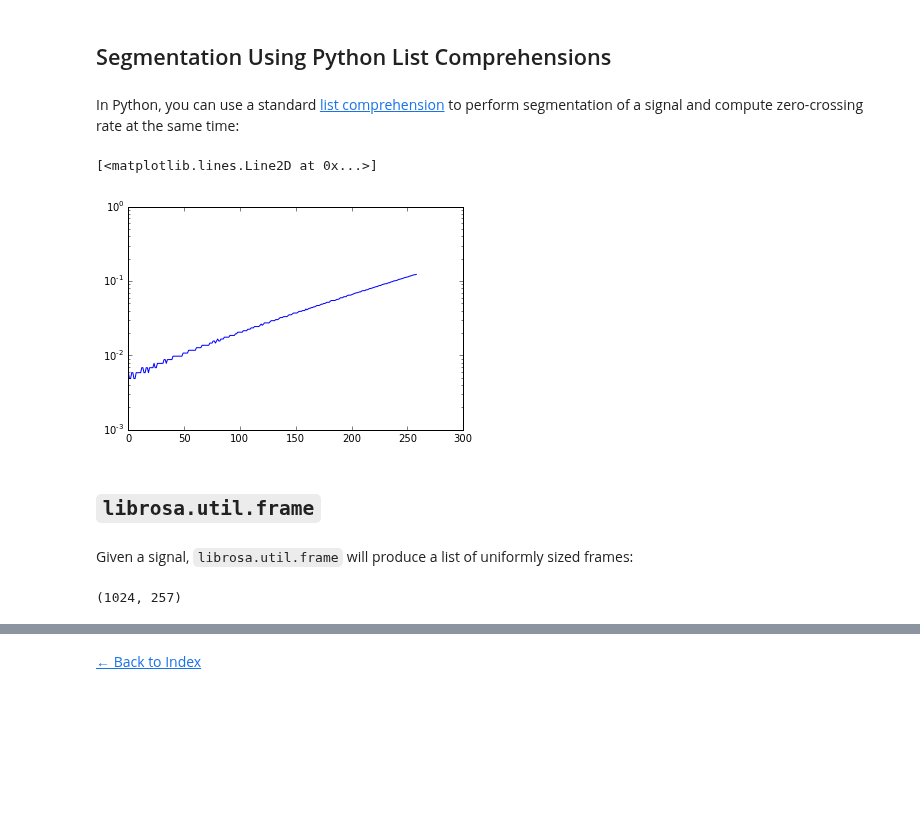
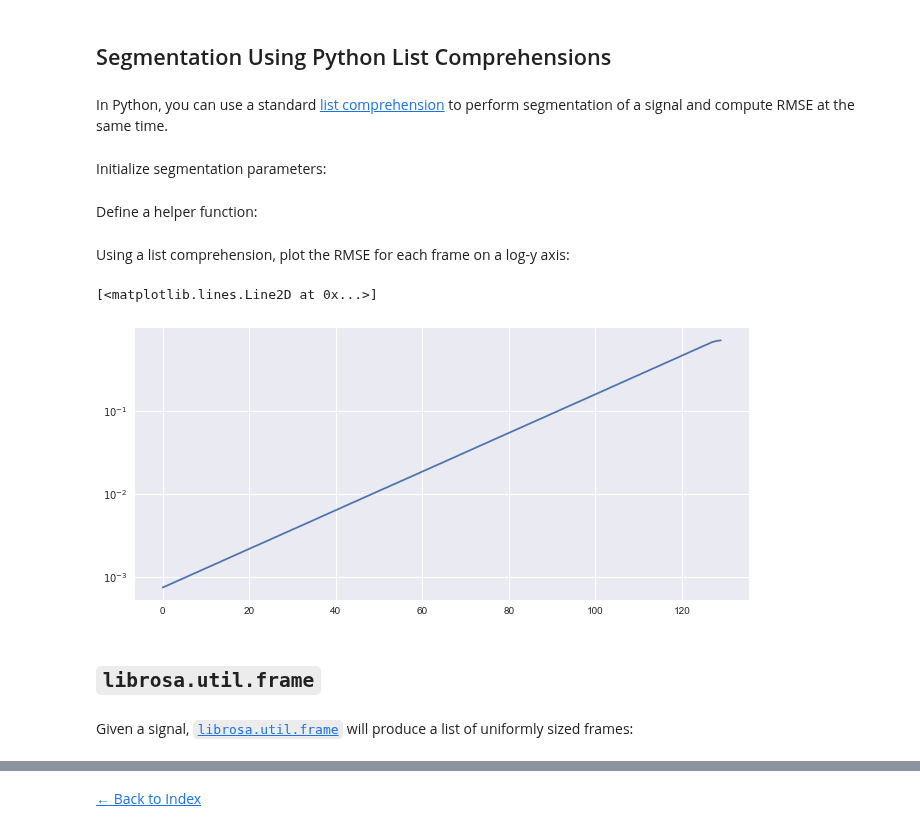
Before and after one commit to iranroman/musicinformationretrieval.com, a Jupyter notebook: segmentation.ipynb, the cells around one changed output, grey strips where cells are left out. Saved outputs shown, nothing was run; the diff lists cells and outputs as text; code cells hidden in the pictures; blank space fills up the shorter version.

Commit message:
segmentation

```diff
--- a/segmentation.ipynb
+++ b/segmentation.ipynb
@@ -12,7 +16,7 @@ Let's create an audio sweep signal that is frequency modulated from 110 Hz to 88
 First, set our parameters:
 # %%
 T = 3.0      # duration in seconds
-fs = 44100.0 # sampling rate in Hertz
-f0 = 440*numpy.logspace(-2, 1, T*fs, endpoint=False, base=2.0) # time-varying frequency
-print f0.min(), f0.max() # starts at 110 Hz, ends at 880 Hz
+sr = 22050   # sampling rate in Hertz
+amplitude = numpy.logspace(-3, 0, int(T*sr), endpoint=False, base=10.0) # time-varying amplitude
+print amplitude.min(), amplitude.max() # starts at 110 Hz, ends at 880 Hz
 # %% [output]
@@ -22,5 +26,5 @@ Create the sweep signal:
 # %%
-t = numpy.linspace(0, T, T*fs, endpoint=False)
-x = 0.01*numpy.sin(2*numpy.pi*f0*t)
+t = numpy.linspace(0, T, int(T*sr), endpoint=False)
+x = amplitude*numpy.sin(2*numpy.pi*440*t)
 # %% [markdown]
 Listen to the signal:
@@ -32,23 +42,26 @@ Audio(x, rate=fs)
 # %% [markdown]
 ## Segmentation Using Python List Comprehensions
 # %% [markdown]
-In Python, you can use a standard [list comprehension](https://docs.python.org/2/tutorial/datastructures.html#list-comprehensions) to perform segmentation of a signal and compute zero-crossing rate at the same time:
+In Python, you can use a standard [list comprehension](https://docs.python.org/2/tutorial/datastructures.html#list-comprehensions) to perform segmentation of a signal and compute RMSE at the same time.
+# %% [markdown]
+Initialize segmentation parameters:
+# %%
+frame_length = 1024
+hop_length = 512
+# %% [markdown]
+Define a helper function:
+# %%
+def rmse(x):
+    return numpy.sqrt(numpy.mean(x**2))
+# %% [markdown]
+Using a list comprehension, plot the RMSE for each frame on a log-y axis:
 # %%
-import essentia
-from essentia.standard import ZeroCrossingRate
-zcr = ZeroCrossingRate()
-frame_sz = 1024
-hop_sz = 512
-plt.semilogy([zcr(essentia.array(x[i:i+frame_sz])) for i in range(0, len(x), hop_sz)])
+plt.semilogy([rmse(x[i:i+frame_length])
+              for i in range(0, len(x), hop_length)])
 # %% [output]
 [<matplotlib.lines.Line2D at 0x...>]
-[figure, old version]
+[figure, new version]
 # %% [markdown]
 ## `librosa.util.frame`
 # %% [markdown]
-Given a signal, `librosa.util.frame` will produce a list of uniformly sized frames:
+Given a signal, [`librosa.util.frame`](https://librosa.github.io/librosa/generated/librosa.util.frame.html#librosa.util.frame) will produce a list of uniformly sized frames:
-# %%
-F = librosa.util.frame(x, frame_sz, hop_sz)
-print F.shape
-# %% [output]
-(1024, 257)
```
Also changed, not shown: parts of 23 cells of this notebook, 1 other file.
